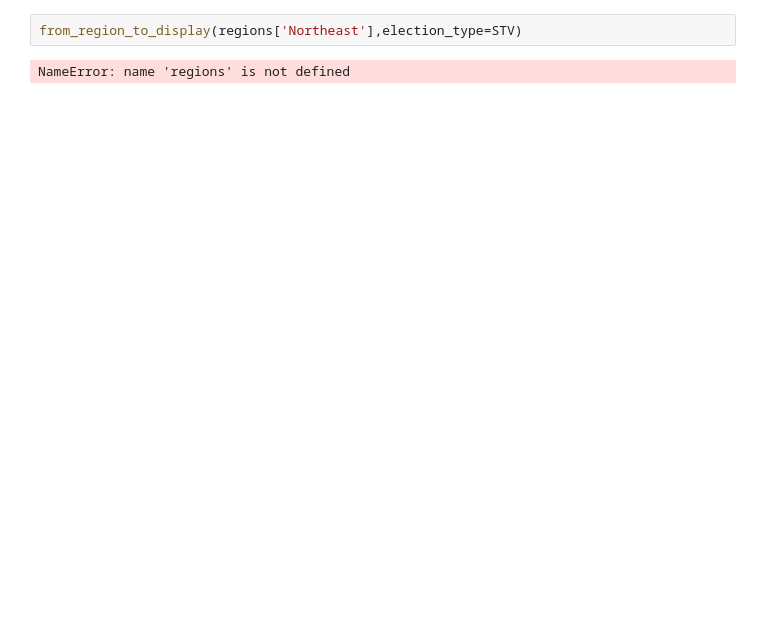
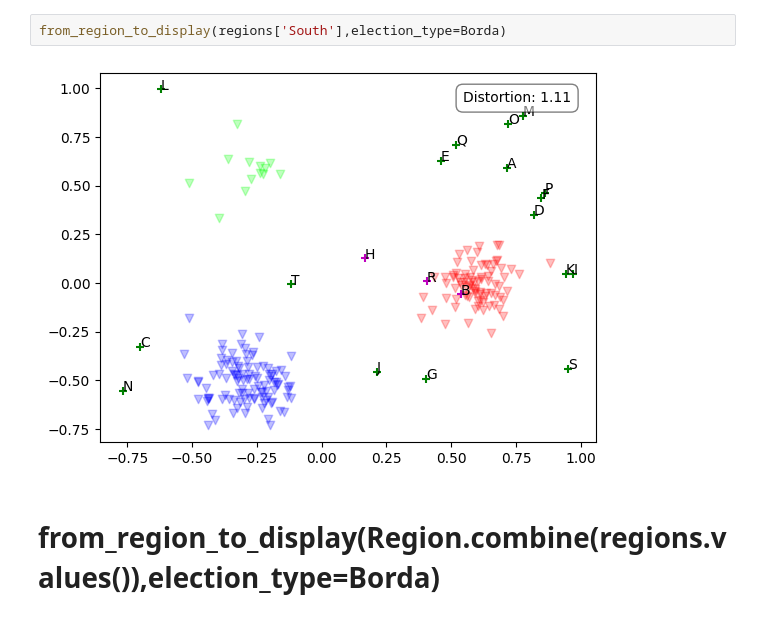
Before and after one commit to FayeAlephNil/bookish-spork, a Jupyter notebook: basics.ipynb, the cells around one changed output. Cells and saved outputs as stored; diff of their text form; blank space fills up the shorter version.

```diff
--- a/basics.ipynb
+++ b/basics.ipynb
@@ -38,7 +40,9 @@ NameError: name 'distortion' is not defined
 # %%
-from_region_to_display(regions['Northeast'],election_type=STV)
+from_region_to_display(regions['South'],election_type=Borda)
 # %% [output]
-NameError: name 'regions' is not defined
+[figure, added]
+# %% [markdown]
+# from_region_to_display(Region.combine(regions.values()),election_type=Borda)
 # %%
 from_region_to_display(Region.combine([regions['North'],regions['Northeast']]),election_type=Borda,display_cands=False)
 # %% [output]
```
Also changed, not shown: parts of 10 cells of this notebook.
